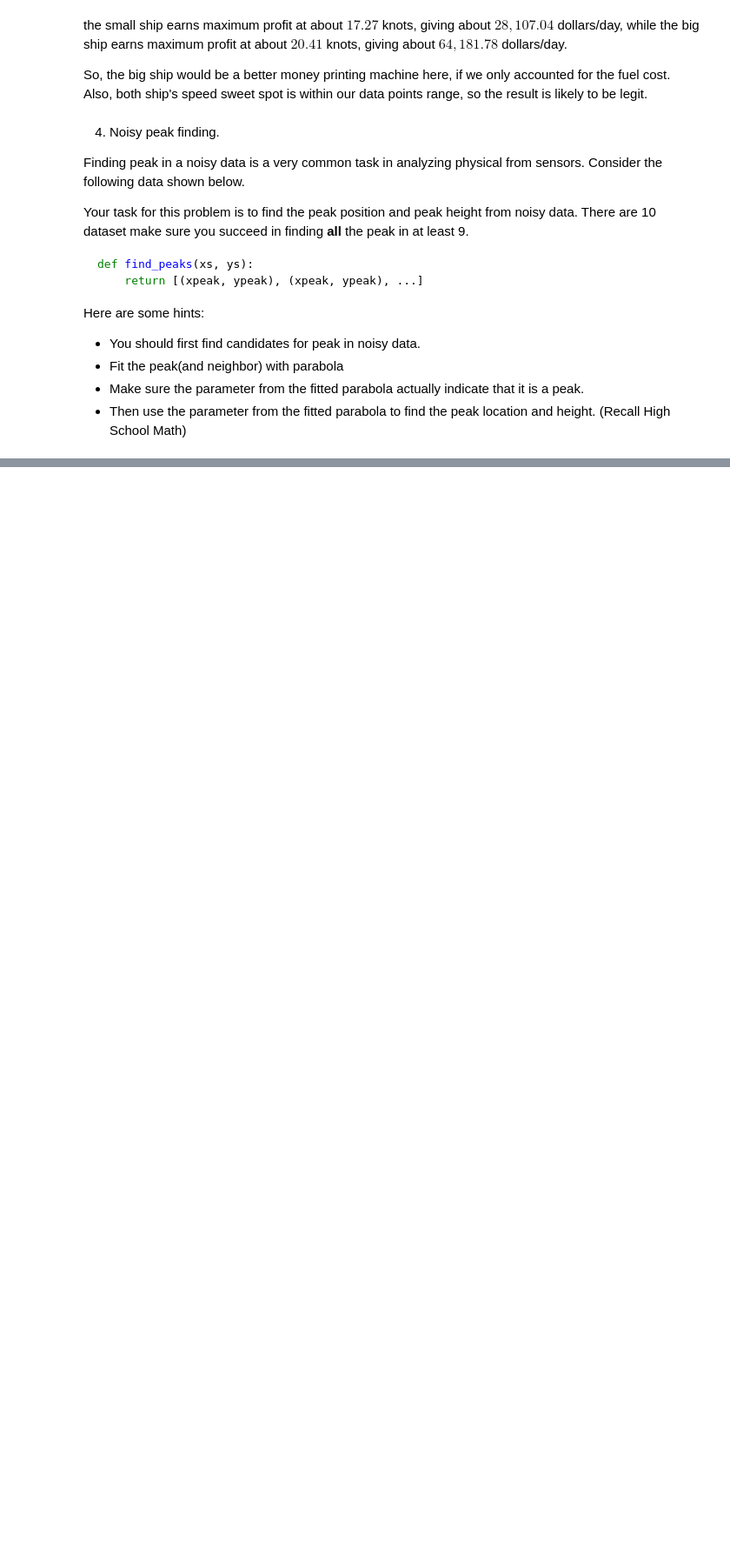
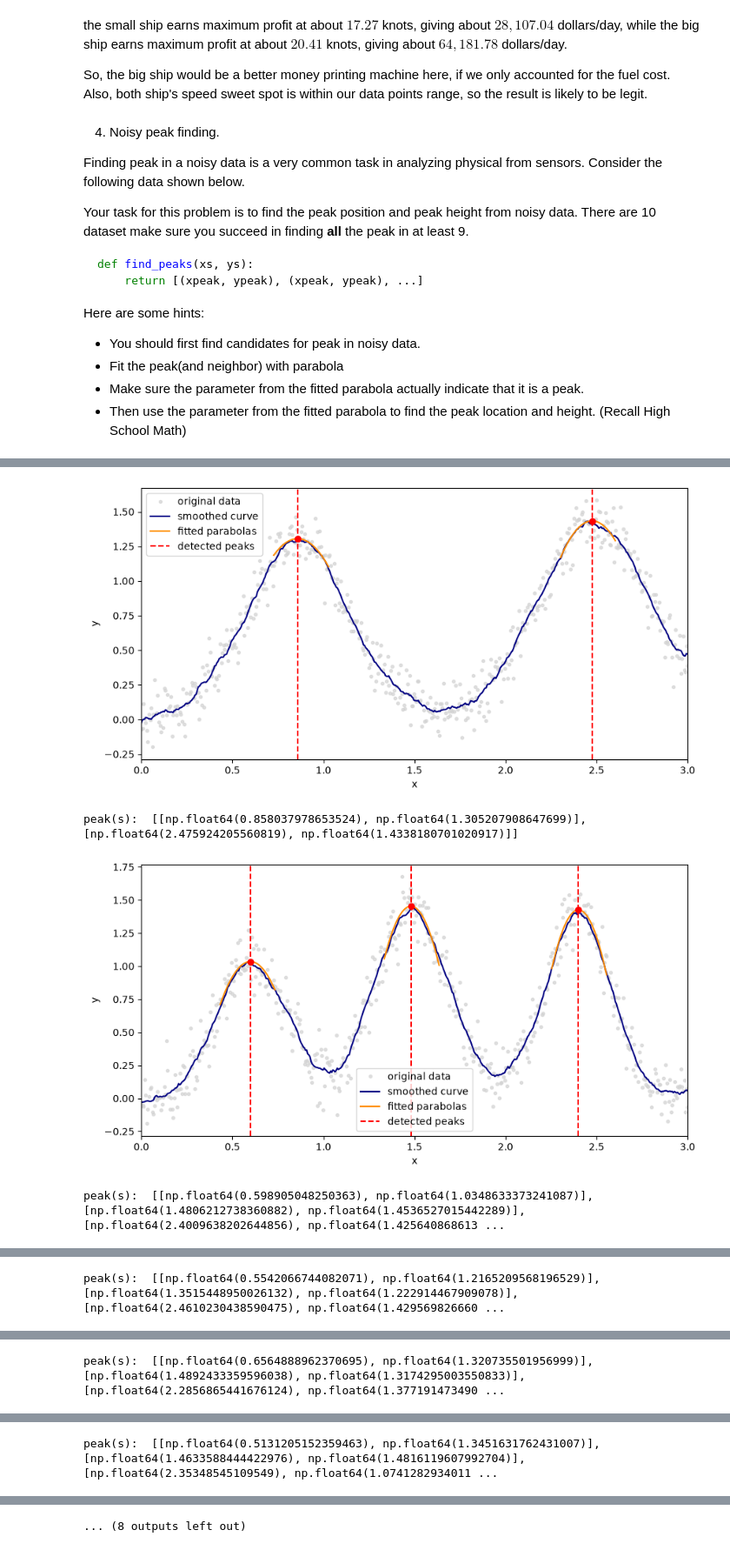
Before and after one commit to jiraroj-wir/iccs205-homework, a Jupyter notebook: hw4/Homework4.ipynb, the cells around one changed output, grey strips where cells are left out. Shown at 87% size. Saved outputs shown, nothing was run; the diff lists cells and outputs as text; code cells hidden in the pictures; blank space fills up the shorter version.

```diff
--- a/hw4/Homework4.ipynb
+++ b/hw4/Homework4.ipynb
@@ -528,0 +659,9 @@ for ys, ans in zip(p6_ys, p6_answers):
+# %%
+for i in range(10):
+    peaks = find_peaks(p6_xs, p6_ys[i])
+    print("peak(s): ", peaks)
+# %% [output]
+[figure, added]
+peak(s):  [[np.float64(0.858037978653524), np.float64(1.305207908647699)], [np.float64(2.475924205560819), np.float64(1.4338180701020917)]]
+[figure, added]
+peak(s):  [[np.float64(0.598905048250363), np.float64(1.0348633373241087)], [np.float64(1.4806212738360882), np.float64(1.4536527015442289)], [np.float64(2.4009638202644856), np.float64(1.425640868613 ...
@@ -528,0 +669 @@ for ys, ans in zip(p6_ys, p6_answers):
+peak(s):  [[np.float64(0.5542066744082071), np.float64(1.2165209568196529)], [np.float64(1.3515448950026132), np.float64(1.222914467909078)], [np.float64(2.4610230438590475), np.float64(1.429569826660 ...
@@ -528,0 +671 @@ for ys, ans in zip(p6_ys, p6_answers):
+peak(s):  [[np.float64(0.6564888962370695), np.float64(1.320735501956999)], [np.float64(1.4892433359596038), np.float64(1.3174295003550833)], [np.float64(2.2856865441676124), np.float64(1.377191473490 ...
@@ -528,0 +673 @@ for ys, ans in zip(p6_ys, p6_answers):
+peak(s):  [[np.float64(0.5131205152359463), np.float64(1.3451631762431007)], [np.float64(1.4633588444422976), np.float64(1.4816119607992704)], [np.float64(2.35348545109549), np.float64(1.0741282934011 ...
@@ -528,0 +676 @@ for ys, ans in zip(p6_ys, p6_answers):
+... (8 outputs left out)
```
Also changed, not shown: parts of 4 cells of this notebook.
